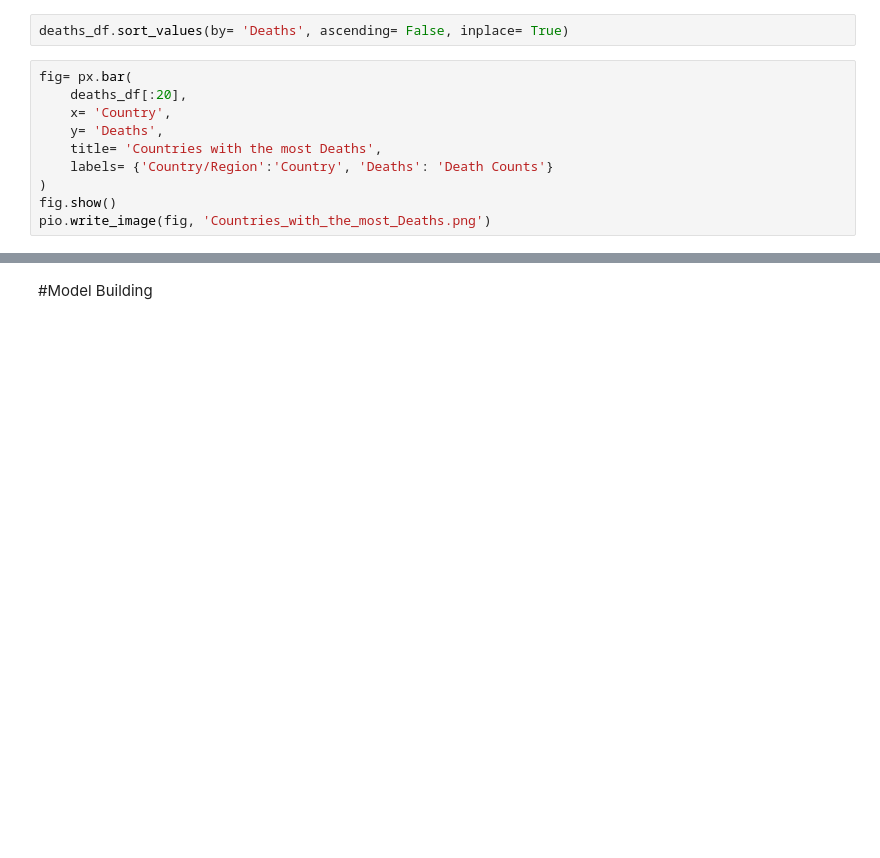
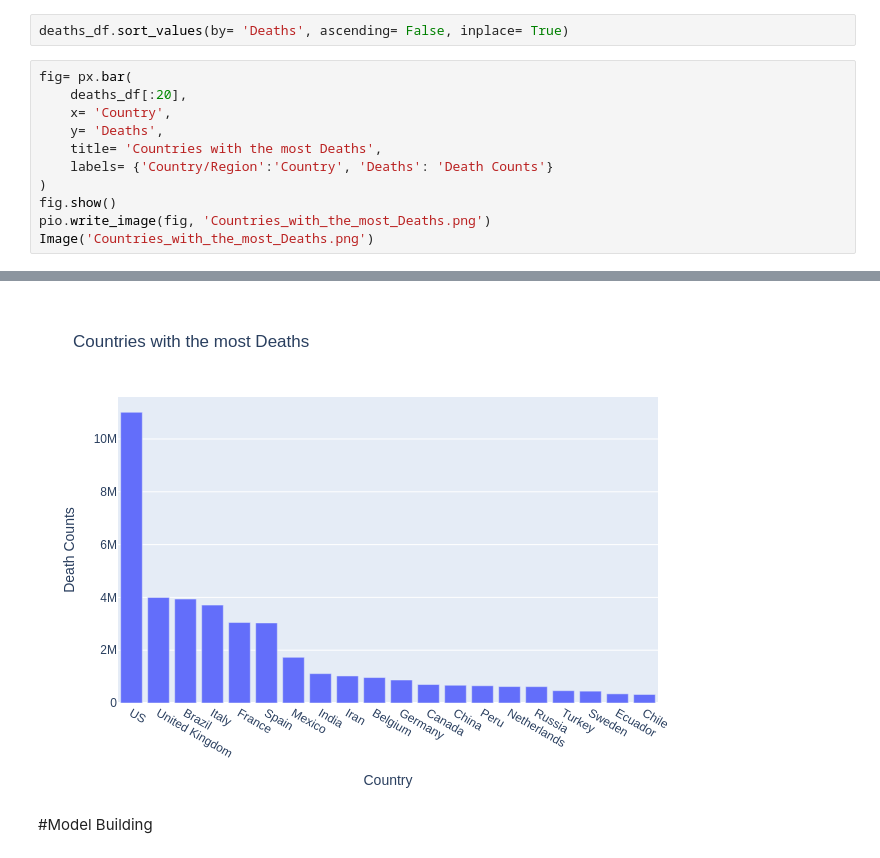
Before and after one commit to Akritee-Pathak/Time-Series, a Jupyter notebook: COVID19_project.ipynb, the cells around one changed output, grey strips where cells are left out. Drawn from its saved outputs; the diff is of its cells as text; blank space fills up the shorter version.

```diff
--- a/COVID19_project.ipynb
+++ b/COVID19_project.ipynb
@@ -285,15 +286,17 @@ deaths_df.sort_values(by= 'Deaths', ascending= False, inplace= True)
 # %%
 fig= px.bar(
     deaths_df[:20],
     x= 'Country',
     y= 'Deaths',
     title= 'Countries with the most Deaths',
     labels= {'Country/Region':'Country', 'Deaths': 'Death Counts'}
 )
 fig.show()
 pio.write_image(fig, 'Countries_with_the_most_Deaths.png')
+Image('Countries_with_the_most_Deaths.png')
 # %% [output]
 [interactive output not drawn]
+[figure, added]
 # %% [markdown]
 #Model Building
 # %% [markdown]
```
Also changed, not shown: parts of 9 cells of this notebook.
